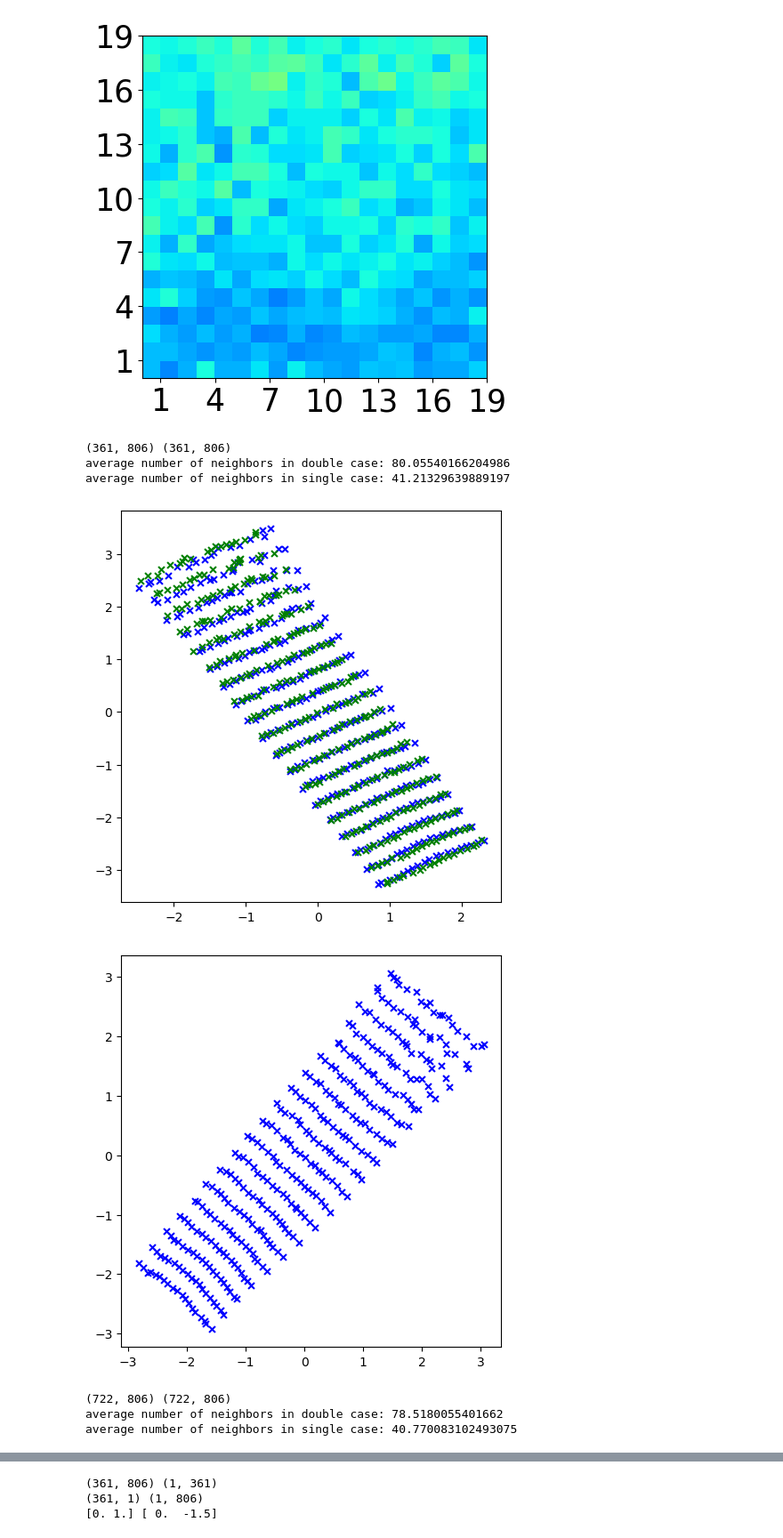
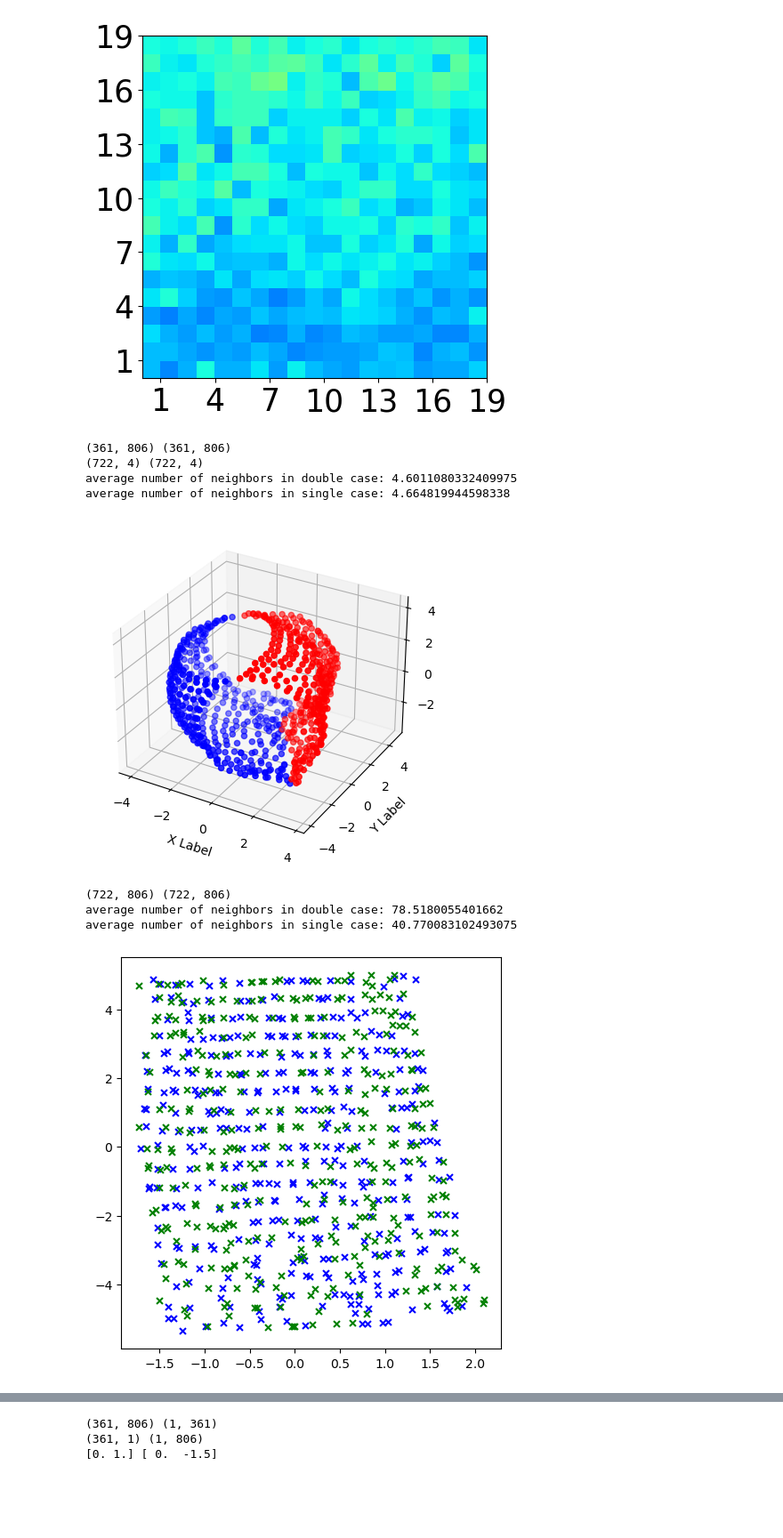
Before and after one commit to alexei-novikov/RM_imaging, a Jupyter notebook: Multi_media_imaging.ipynb, the cells around one changed output, grey strips where cells are left out. Shown at 89% size. Saved outputs shown, nothing was run; the diff lists cells and outputs as text; code cells hidden in the pictures; blank space fills up the shorter version.

```diff
--- a/Multi_media_imaging.ipynb
+++ b/Multi_media_imaging.ipynb
@@ -1116,38 +1116,39 @@ def MDS_plot(medium_1, col_list, Dim=2, n_neighbors=5, Radius=.1, n_neighbors_si
 #medium2= np.array(mat73.loadmat(data_path+'/rtt.mat')['Artt'])
 #medium=np.concatenate((medium1.T, medium2.T), axis=0)
 
 if False:
     data_path=os.path.join(cwd,'Data/MDS-PNAS-regime-1000real_all_seeds/MDS-PNAS-regime-1000real_seed0')
     medium_list= np.array(mat73.loadmat(data_path+'/rtt_array.mat')['RM_realization_list'])
 
     medium=medium.T[:800]
     medium=medium.T
     medium1=medium_list[0]
     medium1=medium1.T
 
 
 #col_list=np.concatenate((medium_list[:15]), axis=1)
     col_list=col_list.T
     print(col_list.shape, medium_1.shape)
 
 
 data_path=os.path.join(cwd,'Data/FoldyLox_all_seeds/FoldyLox_seed0')
 medium1= np.array(mat73.loadmat(data_path+'/rtt.mat')['Artt'])
 data_path=os.path.join(cwd,'Data/FoldyLox_all_seeds/FoldyLox_seed2')
 medium2= np.array(mat73.loadmat(data_path+'/rtt.mat')['Artt'])
 medium=np.concatenate((medium1.T, medium2.T), axis=0)
 medium1=medium1.T
 col_list=medium
 print(medium1.shape, medium_hat.shape)
-single, single_true_labeling, double, double_true_labeleing=MDS_plot(medium1, col_list, Dim=2, n_neighbors=1,Radius=.75, n_neighbors_single=4,EUC=True)
+single, single_true_labeling, double, double_true_labeleing=MDS_plot(medium1, col_list, Dim=3, n_neighbors=4,Radius=.75, n_neighbors_single=4,EUC=True)
 print(col_list.shape, medium_hat_double.shape)
 single_estimated, single_estimated_true_lab, double_estimated, double_estimated_true_lab=MDS_plot(medium_hat, medium_hat_double, Dim=2, n_neighbors=1,Radius=.75, n_neighbors_single=4 ,EUC=False)
 # %% [output]
 (361, 806) (361, 806)
-average number of neighbors in double case: 80.05540166204986
-average number of neighbors in single case: 41.21329639889197
+(722, 4) (722, 4)
+average number of neighbors in double case: 4.6011080332409975
+average number of neighbors in single case: 4.664819944598338
-[figure, old version]
+[figure, new version]
+(722, 806) (722, 806)
+average number of neighbors in double case: 78.5180055401662
+average number of neighbors in single case: 40.770083102493075
-[figure, old version]
+[figure, new version]
-(722, 806) (722, 806)
-average number of neighbors in double case: 78.5180055401662
-average number of neighbors in single case: 40.770083102493075
```
Also changed, not shown: parts of 7 cells of this notebook, 1 other file.
